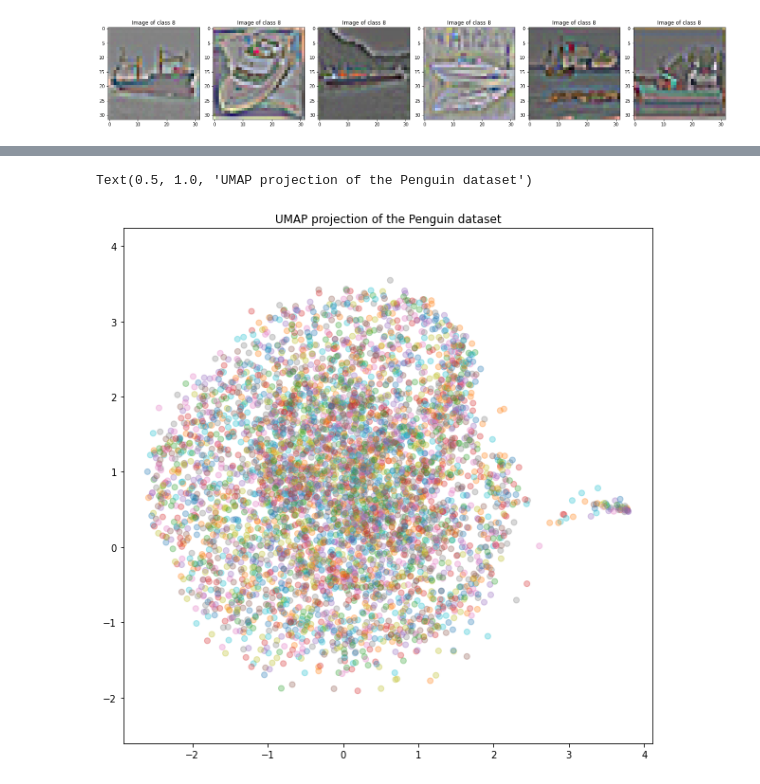
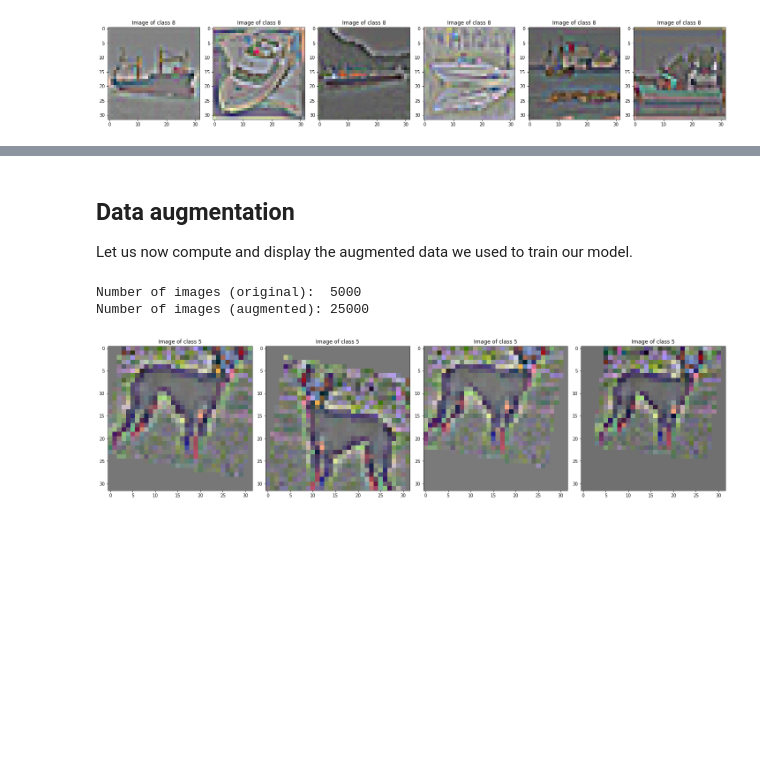
Before and after one commit to theodumont/kernel-methods-challenge-2022, a Jupyter notebook: data_exploration.ipynb, the cells around one changed output, grey strips where cells are left out. Saved outputs shown, nothing was run; the diff lists cells and outputs as text; code cells hidden in the pictures; blank space fills up the shorter version.

Commit message:
Add data exploration

```diff
--- a/data_exploration.ipynb
+++ b/data_exploration.ipynb
@@ -48,12 +33,0 @@ embedding.shape
-# %%
-plt.figure(figsize=(10,10))
-plt.scatter(
-    embedding[:, 0],
-    embedding[:, 1],
-    c=[sns.color_palette()[x] for x in Ytr],
-    alpha=.3)
-plt.gca().set_aspect('equal', 'datalim')
-plt.title('UMAP projection of the Penguin dataset')
-# %% [output]
-Text(0.5, 1.0, 'UMAP projection of the Penguin dataset')
-[figure, removed]
@@ -63,0 +34,24 @@ sns.pairplot(digits_df, hue='digit', palette='Spectral')
+# %% [markdown]
+## Data augmentation
+
+Let us now compute and display the augmented data we used to train our model.
+# %%
+from torchvision import transforms
+from utils import augment_dataset
+
+transform = [
+    transforms.RandomHorizontalFlip(p=.5),
+    transforms.RandomAffine(degrees=(0,10), translate=(0.1,0.2), scale=(0.8,1.2)),
+]
+Xtr_augm, Ytr_augm = augment_dataset(Xtr, Ytr, repeat=4, transform=transform)
+# %%
+print(f"Number of images (original):  {Xtr.shape[0]}")
+print(f"Number of images (augmented): {Xtr_augm.shape[0]}")
+# %% [output]
+Number of images (original):  5000
+Number of images (augmented): 25000
+# %%
+Xtr_augm_tensor = array_to_tensor(Xtr_augm)
+show_images(Xtr_augm_tensor[5000+20:], Ytr_augm[5000+20:], nb_img=4)
+# %% [output]
+[figure, added]
```
Also changed, not shown: parts of 11 cells of this notebook.
